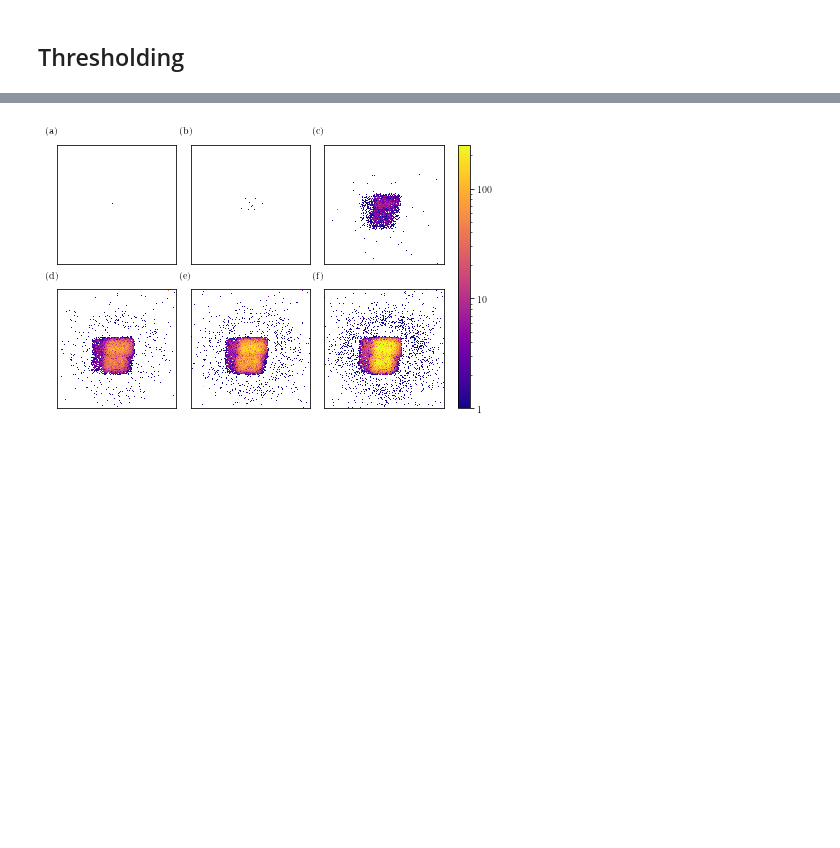
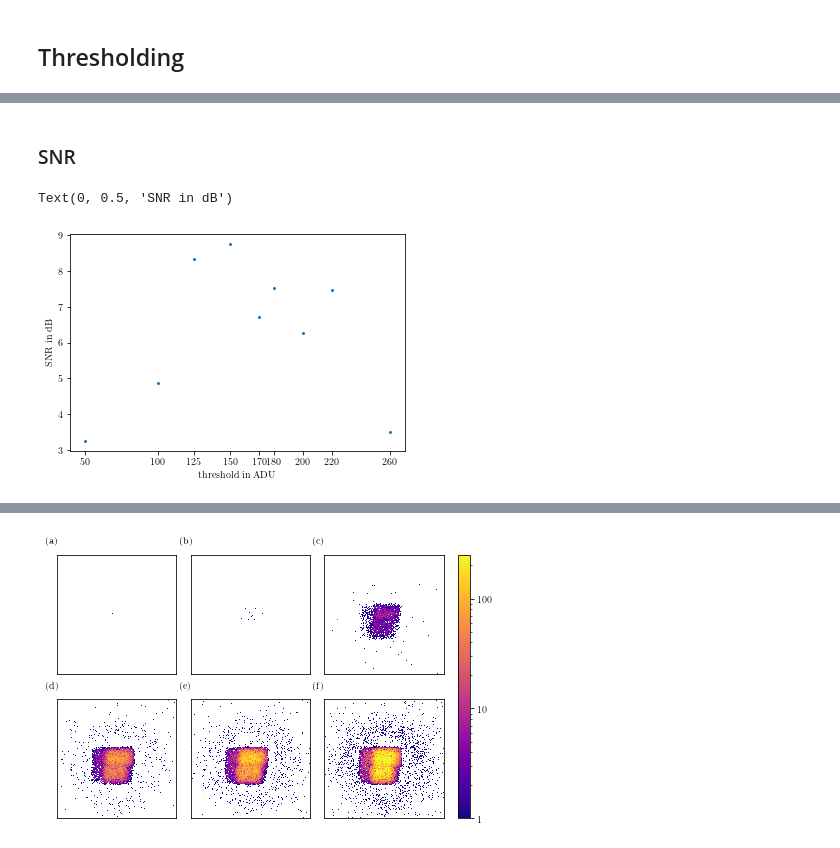
Before and after one commit to lrlunin/bachelorarbeit_python_notebooks_and_data, a Jupyter notebook: auswertung/plot_rings_final.ipynb, the cells around one changed output, grey strips where cells are left out. Drawn from its saved outputs; the diff is of its cells as text; code cells hidden in the pictures; blank space fills up the shorter version.

```diff
--- a/auswertung/plot_rings_final.ipynb
+++ b/auswertung/plot_rings_final.ipynb
@@ -218,0 +324,43 @@ fig.savefig(plots_output_path + 'th_0_100_125_150_170_180.pgf',bbox_inches='tigh
+# %% [markdown]
+### SNR
+# %%
+rr, cc = skimage.draw.ellipse(106,115, 100, 110)
+ellipse_mask = np.zeros([240,240], dtype=np.uint8)
+ellipse_mask[rr, cc] = 1
+
+direct_mask = np.ones([240,240], dtype=np.uint8)
+direct_mask[68:148,68:152] = 0
+direct_mask[91:152,150:156] = 0
+
+mask_signal = ellipse_mask*direct_mask
+mask_noise = np.logical_not(ellipse_mask)*direct_mask
+
+
+
+def avg_signal(img):
+    signal_only = img*mask_signal
+    nonzero_px = np.count_nonzero(signal_only)
+    avg_signal_value = signal_only.sum(axis=(0,1))/mask_signal.sum(axis=(0,1))
+    return avg_signal_value
+
+def avg_noise(img):
+    noise_only = img*mask_noise
+    nonzero_px = np.count_nonzero(noise_only)
+    avg_noise_value = noise_only.sum(axis=(0,1))/mask_noise.sum(axis=(0,1))
+    return avg_noise_value
+# %%
+ths = [50, 100, 125, 150, 170, 180, 200, 220, 260]
+imgs_snr = []
+for img in imgs:
+    snr = avg_signal(img)/avg_noise(img)
+    imgs_snr.append(10*np.log(snr))
+# %%
+%matplotlib inline
+plt.errorbar(ths, imgs_snr, fmt='o', markersize=2,)
+plt.xlabel('threshold in ADU')
+axis = plt.gca()
+axis.xaxis.set_ticks(ths)
+plt.ylabel('SNR in dB')
+# %% [output]
+Text(0, 0.5, 'SNR in dB')
+[figure, added]
```
Also changed, not shown: parts of 31 cells of this notebook, 48 other files.
